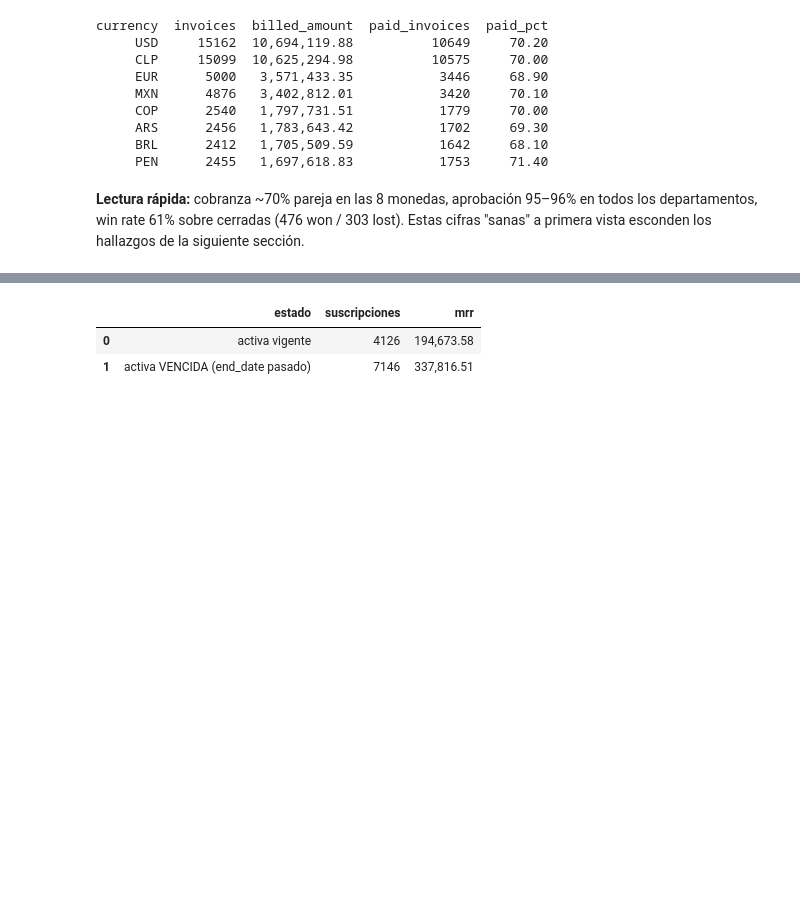
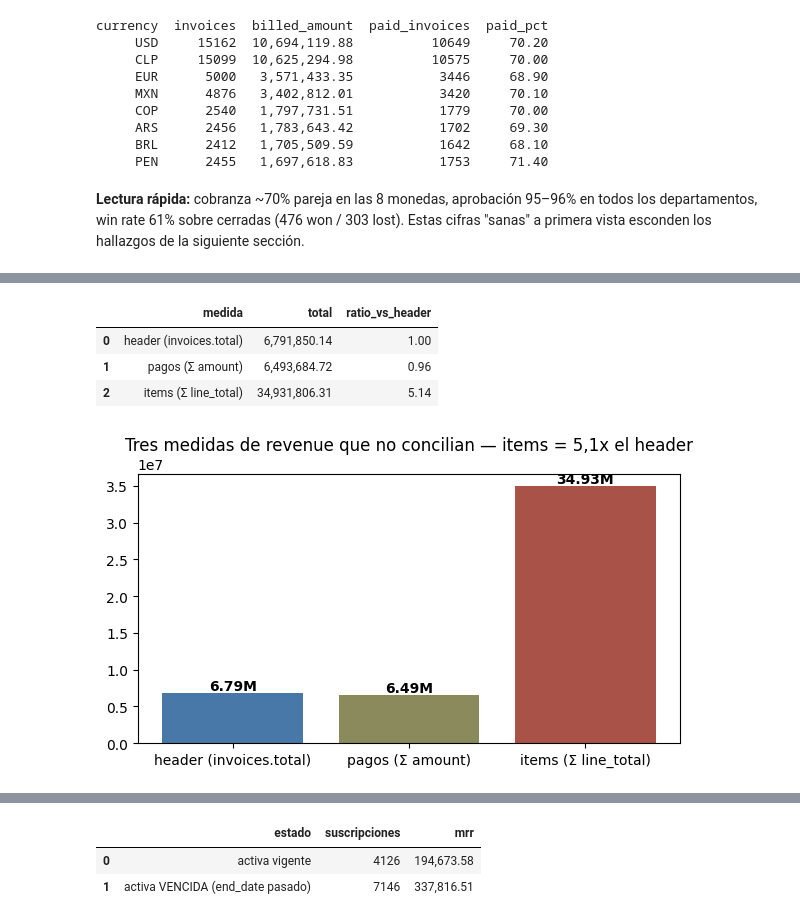
Before and after one commit to jazidovandod-gif/CRM-BILLING-UNIVERSIDAD-pipeline, a Jupyter notebook: notebooks/02_pipeline_y_kpis.ipynb, the cells around one changed output, grey strips where cells are left out. Drawn from its saved outputs; the diff is of its cells as text; code cells hidden in the pictures; blank space fills up the shorter version.

```diff
--- a/notebooks/02_pipeline_y_kpis.ipynb
+++ b/notebooks/02_pipeline_y_kpis.ipynb
@@ -204,0 +209,20 @@ Los marcados 🎲 son patrones que delatan al generador sintético — se report
+# %%
+medidas = q('''
+    SELECT 'header (invoices.total)' AS medida, sum(total_reported) AS total FROM silver.billing_invoices
+    UNION ALL SELECT 'pagos (Σ amount)', sum(amount) FROM silver.billing_payments
+    UNION ALL SELECT 'items (Σ line_total)', sum(line_total) FROM silver.billing_invoice_items''')
+medidas['ratio_vs_header'] = medidas.total / medidas.total.iloc[0]
+display(medidas)
+
+fig, ax = plt.subplots(figsize=(7, 3.5))
+ax.bar(medidas.medida, medidas.total, color=['#4878a8', '#8a8a5c', '#a85248'])
+for i, v in enumerate(medidas.total):
+    ax.text(i, v, f'{v/1e6:.2f}M', ha='center', va='bottom', fontweight='bold')
+ax.set_title('Tres medidas de revenue que no concilian — items = 5,1x el header')
+plt.show()
+# %% [output]
+|  | medida | total | ratio_vs_header |
+| 0 | header (invoices.total) | 6,791,850.14 | 1.00 |
+| 1 | pagos (Σ amount) | 6,493,684.72 | 0.96 |
+| 2 | items (Σ line_total) | 34,931,806.31 | 5.14 |
+[figure, added]
```
Also changed, not shown: parts of 4 cells of this notebook, 2 other files.
